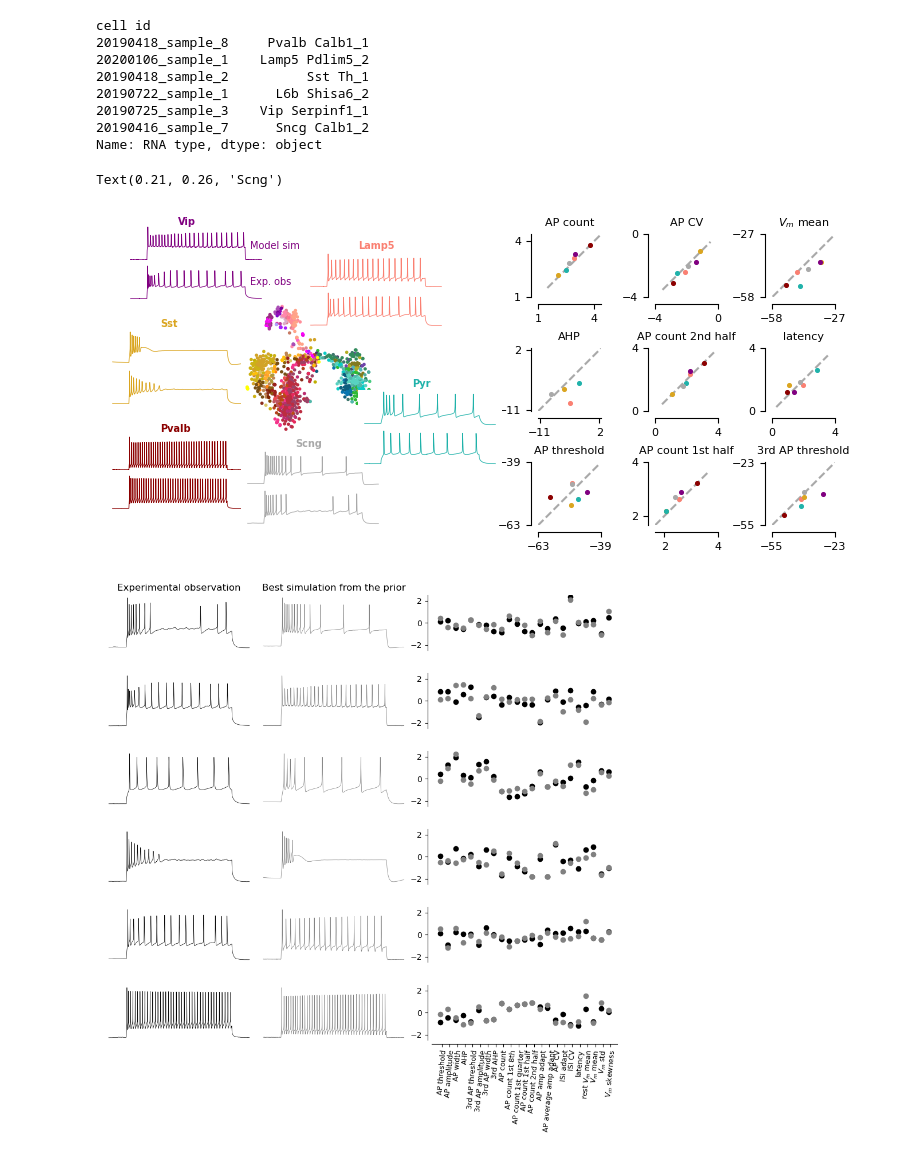
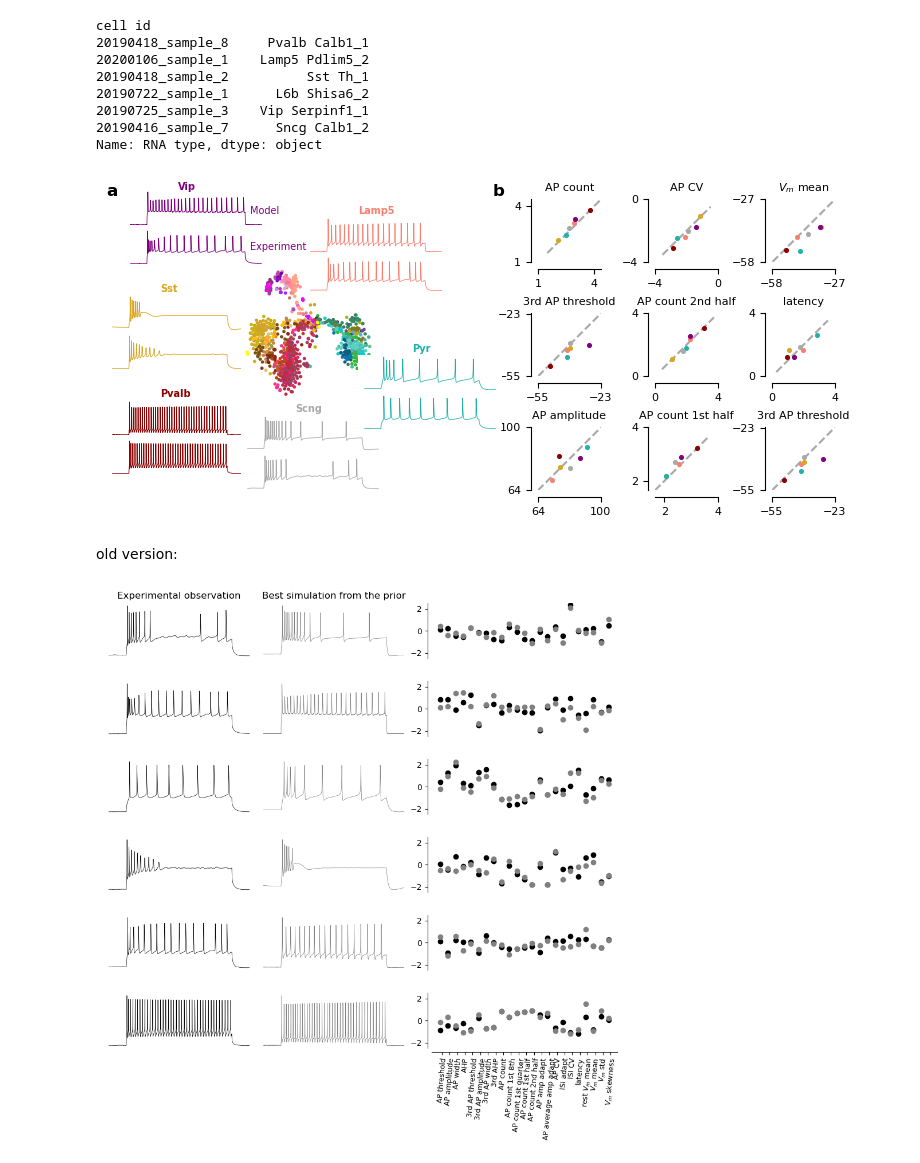
Before and after one commit to berenslab/hh_sbi, a Jupyter notebook: figures/figure_2.ipynb, the cells around one changed output. Cells and saved outputs as stored; diff of their text form; code cells hidden in the pictures.

```diff
--- a/figures/figure_2.ipynb
+++ b/figures/figure_2.ipynb
@@ -433,7 +433,7 @@ def create_figure_2(fig):
     ]
     return ax_embed, ax_exps, ax_sims, ax_features
 # %%
-features_to_show = [0, 3, 8, 11, 12, 15, 4, 18, 20]
+features_to_show = [1, 4, 8, 11, 12, 15, 4, 18, 20]
 # %%
 fig = plt.figure(figsize=(9, 3))
 ax_embed, ax_exps, ax_sims, ax_features = create_figure_2(fig)
@@ -502,37 +502,43 @@ for i, ax in enumerate(np.array(ax_features).reshape(-1)):
             xos[:, features_to_show[i]].max() + 1.1 * std,
         )
     )
     ax.set_xticks(
         [
             round(xos[:, features_to_show[i]].min() - 1.1 * std),
             round(xos[:, features_to_show[i]].max() + 1.1 * std),
         ]
     )
     ax.set_yticks(
         [
             round(xos[:, features_to_show[i]].min() - 1.1 * std),
             round(xos[:, features_to_show[i]].max() + 1.1 * std),
         ]
     )
     # ax.set_yticks(ax.get_ylim())
     ax.tick_params(which="both", labelsize=8)
     ax.set_title(ephys_features[features_to_show[i]], fontsize=8)
     adjust_spines(ax, ["left", "bottom"])
     # ax.set_aspect("equal")
     sns.despine(ax=ax)
 
 fs = 7
-fig.text(0.16, 0.92, "Model sim", fontsize=fs, color="purple")
-fig.text(0.16, 0.8, "Exp. obs", fontsize=fs, color="purple")
+fig.text(0.16, 0.92, "Model", fontsize=fs, color="purple")
+fig.text(0.16, 0.8, "Experiment", fontsize=fs, color="purple")
 fig.text(0.06, 0.31, "Pvalb", fontsize=fs, color="darkred", fontweight="bold")
 fig.text(0.28, 0.92, "Lamp5", fontsize=fs, color="salmon", fontweight="bold")
 fig.text(0.06, 0.66, "Sst", fontsize=fs, color="goldenrod", fontweight="bold")
 fig.text(0.08, 1, "Vip", fontsize=fs, color="purple", fontweight="bold")
 fig.text(0.34, 0.46, "Pyr", fontsize=fs, color="lightseagreen", fontweight="bold")
 fig.text(0.21, 0.26, "Scng", fontsize=fs, color="darkgrey", fontweight="bold")
+fig.text(0, 0.98, "a", fontsize=12, color="k", fontweight="bold")
+fig.text(0.43, 0.98, "b", fontsize=12, color="k", fontweight="bold")
+
+plt.savefig("figure_2.pdf", bbox_inches="tight", pad_inches=0)
+plt.savefig("figure_2.png", bbox_inches="tight", pad_inches=0)
 # %% [output]
-Text(0.21, 0.26, 'Scng')
-[figure, old version]
+[figure, new version]
+# %% [markdown]
+old version:
 # %%
 fig = plt.figure(figsize=(9, 8))
 width = 0.3
```
Also changed, not shown: parts of 1 cell of this notebook, 1 other file.
